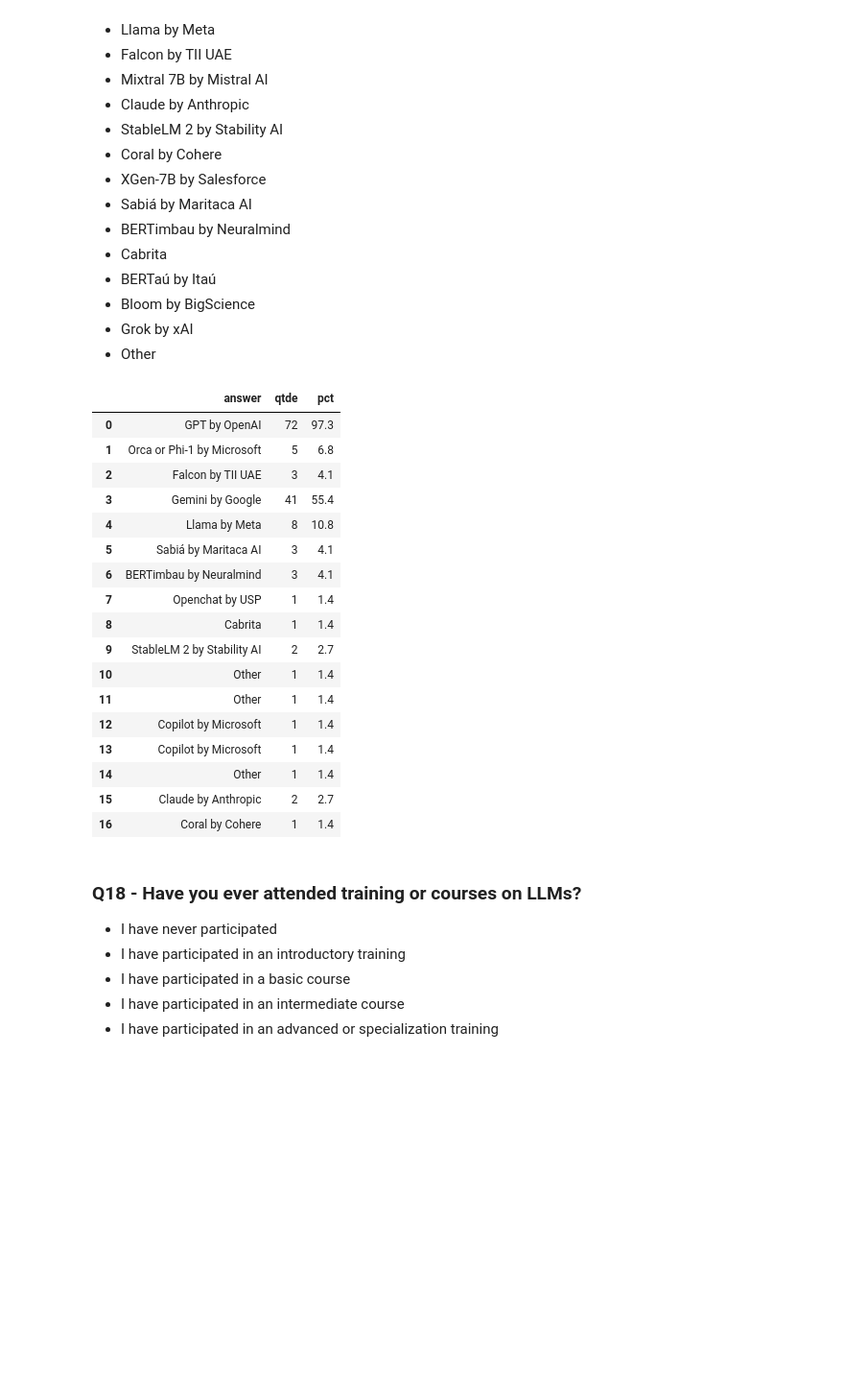
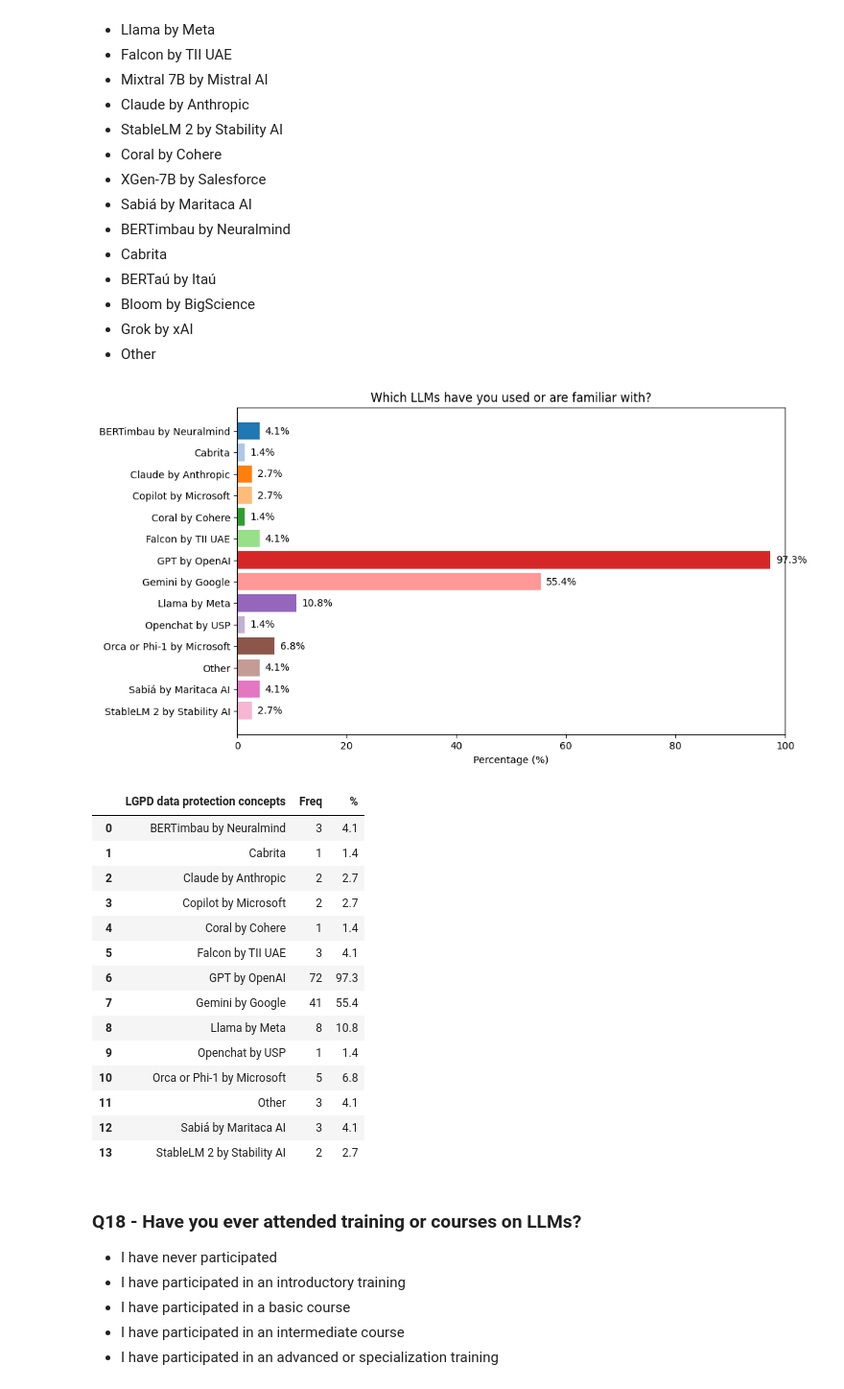
Before and after one commit to fabianumfalco/perception_br_devs_data_privacy_llm, a Jupyter notebook: data_analysis_survey.ipynb, the cells around one changed output. Shown at 96% size. Drawn from its saved outputs; the diff is of its cells as text; code cells hidden in the pictures; blank space fills up the shorter version.

```diff
--- a/data_analysis_survey.ipynb
+++ b/data_analysis_survey.ipynb
@@ -1384,6 +1384,8 @@ translation_dict = {
 # Atualizando a coluna com os valores traduzidos
 result_q17['answer'] = result_q17['answer'].map(translation_dict)
 
+result_q17.drop('pct', axis=1, inplace=True)
+
 #result_q17 = result_q17['answer'].value_counts().to_frame()
 #result_q17 = result_q17.reset_index(drop=False)
 #result_q17 = result_q17.rename(columns={'index': 'question_anwser'})
@@ -1391,26 +1393,51 @@ result_q17['answer'] = result_q17['answer'].map(translation_dict)
 #result_q17 = result_q17.sort_values(by='answer', ascending=True)
 #result_q17 = result_q17.reset_index(drop=True)
 
-result_q17
+# Agrupar por 'answer' e somar as quantidades
+result_q17 = result_q17.groupby('answer', as_index=False).sum()
+
+result_q17['pct'] = ((result_q17['qtde']/df.shape[0])*100).round(1)
+
+#result_q17
-# %% [output]
-|  | answer | qtde | pct |
-| 0 | GPT by OpenAI | 72 | 97.3 |
-| 1 | Orca or Phi-1 by Microsoft | 5 | 6.8 |
-| 2 | Falcon by TII UAE | 3 | 4.1 |
-| 3 | Gemini by Google | 41 | 55.4 |
-| 4 | Llama by Meta | 8 | 10.8 |
-| 5 | Sabiá by Maritaca AI | 3 | 4.1 |
-| 6 | BERTimbau by Neuralmind | 3 | 4.1 |
-| 7 | Openchat by USP | 1 | 1.4 |
-| 8 | Cabrita | 1 | 1.4 |
-| 9 | StableLM 2 by Stability AI | 2 | 2.7 |
-| 10 | Other | 1 | 1.4 |
-| 11 | Other | 1 | 1.4 |
-| 12 | Copilot by Microsoft | 1 | 1.4 |
-| 13 | Copilot by Microsoft | 1 | 1.4 |
-| 14 | Other | 1 | 1.4 |
-| 15 | Claude by Anthropic | 2 | 2.7 |
-| 16 | Coral by Cohere | 1 | 1.4 |
+# %%
+# Defining a color palette with different colors for each bar
+colors = plt.cm.tab20(range(len(result_q17)))
+
+# Plotting horizontal bar chart with percentage values and different colors
+plt.figure(figsize=(10, 6))
+bars = plt.barh(result_q17['answer'], result_q17['pct'], color=colors)
+
+# Adding percentage values on the bars
+for bar, pct in zip(bars, result_q17['pct']):
+    plt.text(bar.get_width() + 1, bar.get_y() + bar.get_height()/2, f'{pct}%', ha='left', va='center', fontsize=10)
+
+plt.xlabel('Percentage (%)')
+plt.title('Which LLMs have you used or are familiar with?')
+plt.xlim(0, 100)  # Setting the x-axis limit from 0 to 100
+plt.gca().invert_yaxis()  # Invert y-axis to have the highest percentage at the top
+plt.show()
+
+## Displaying table with qtde and pct values
+table_data = result_q17[['answer', 'qtde', 'pct']]
+table_data.rename(columns={"answer": "LGPD data protection concepts", "qtde": "Freq", "pct": "%"}, inplace=True)
+table_data
+# %% [output]
+[figure, added]
+|  | LGPD data protection concepts | Freq | % |
+| 0 | BERTimbau by Neuralmind | 3 | 4.1 |
+| 1 | Cabrita | 1 | 1.4 |
+| 2 | Claude by Anthropic | 2 | 2.7 |
+| 3 | Copilot by Microsoft | 2 | 2.7 |
+| 4 | Coral by Cohere | 1 | 1.4 |
+| 5 | Falcon by TII UAE | 3 | 4.1 |
+| 6 | GPT by OpenAI | 72 | 97.3 |
+| 7 | Gemini by Google | 41 | 55.4 |
+| 8 | Llama by Meta | 8 | 10.8 |
+| 9 | Openchat by USP | 1 | 1.4 |
+| 10 | Orca or Phi-1 by Microsoft | 5 | 6.8 |
+| 11 | Other | 3 | 4.1 |
+| 12 | Sabiá by Maritaca AI | 3 | 4.1 |
+| 13 | StableLM 2 by Stability AI | 2 | 2.7 |
 # %% [markdown]
 ### Q18 - Have you ever attended training or courses on LLMs?
 - I have never participated
```
Also changed, not shown: parts of 53 cells of this notebook.
